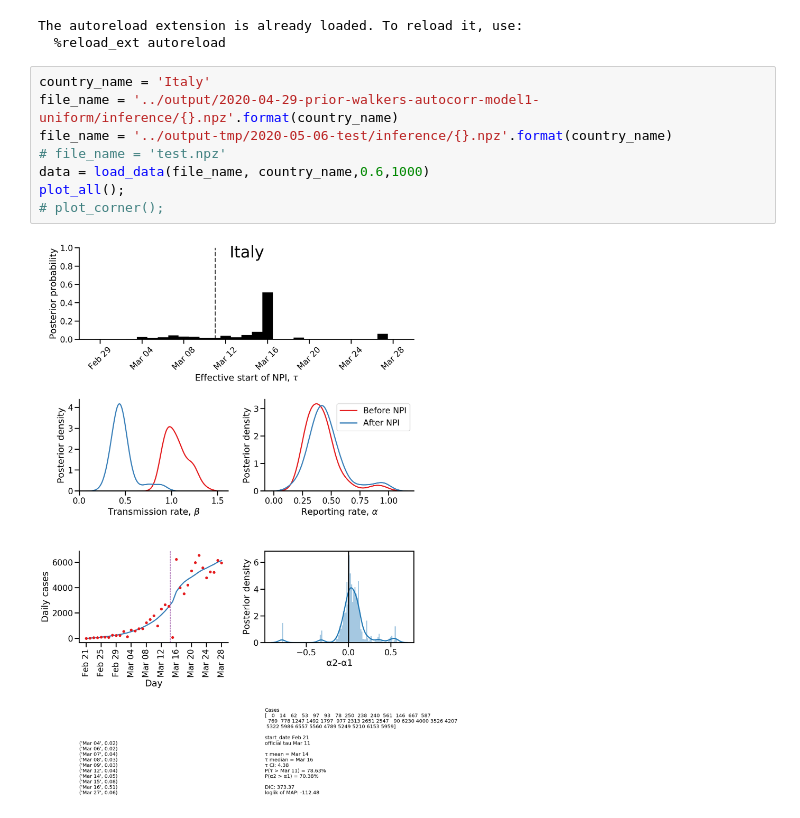
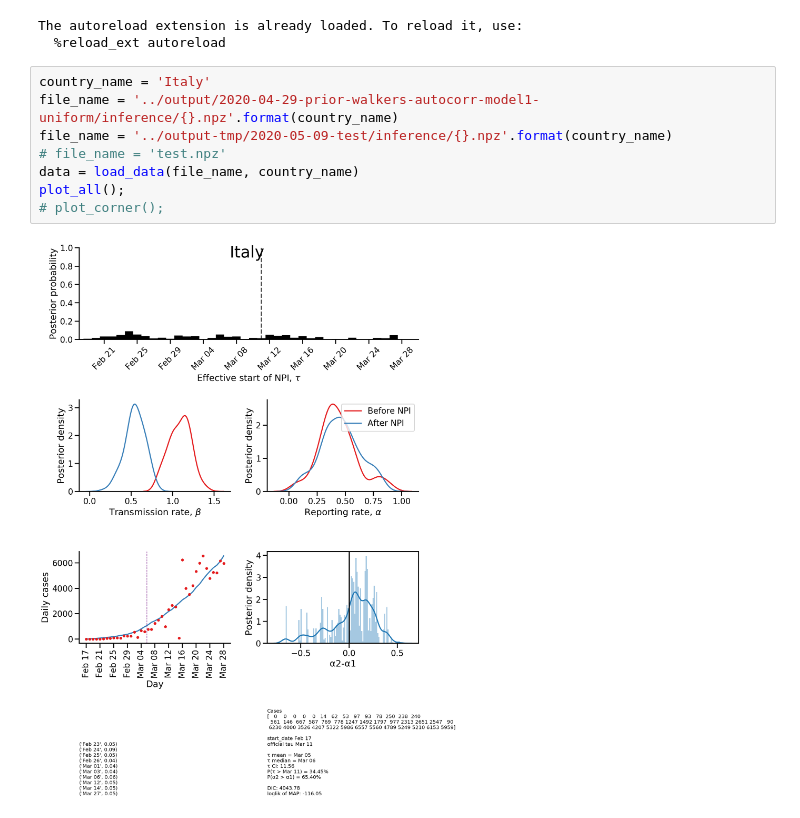
Before and after one commit to yoavram-lab/EffectiveNPI, a Jupyter notebook: src/plot_one.ipynb, the cells around one changed output. Saved outputs shown, nothing was run; the diff lists cells and outputs as text.

```diff
--- a/src/plot_one.ipynb
+++ b/src/plot_one.ipynb
@@ -15,13 +15,13 @@ The autoreload extension is already loaded. To reload it, use:
 # %%
 country_name = 'Italy'
 file_name = '../output/2020-04-29-prior-walkers-autocorr-model1-uniform/inference/{}.npz'.format(country_name)
-file_name = '../output-tmp/2020-05-06-test/inference/{}.npz'.format(country_name)
+file_name = '../output-tmp/2020-05-09-test/inference/{}.npz'.format(country_name)
 # file_name = 'test.npz'
-data = load_data(file_name, country_name,0.6,1000)
+data = load_data(file_name, country_name)
 plot_all();
 # plot_corner();
 # %% [output]
-[figure, old version]
+[figure, new version]
 # %%
 logliks[990:]
 # %% [output]
```
Also changed, not shown: parts of 2 cells of this notebook, 4 other files.
